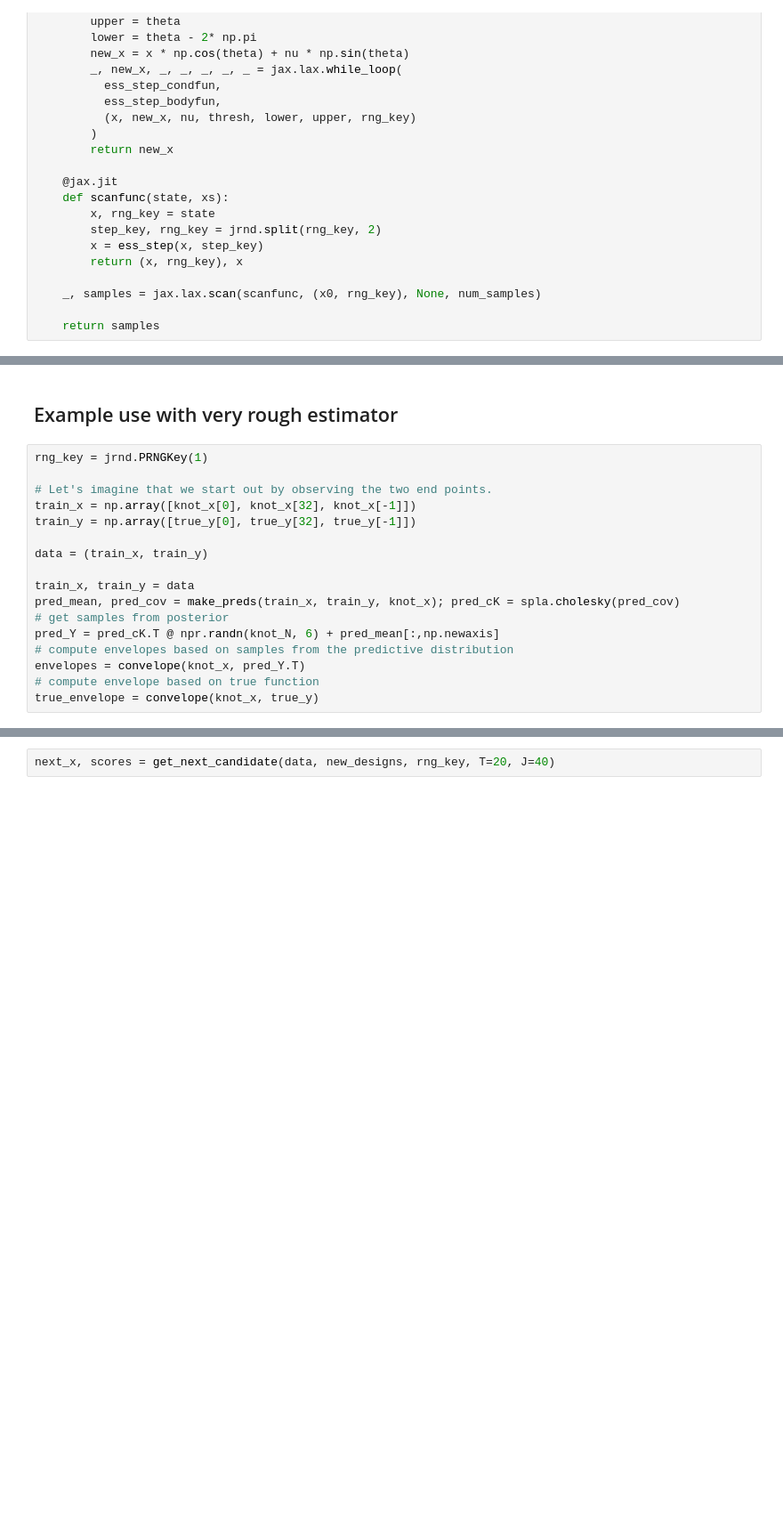
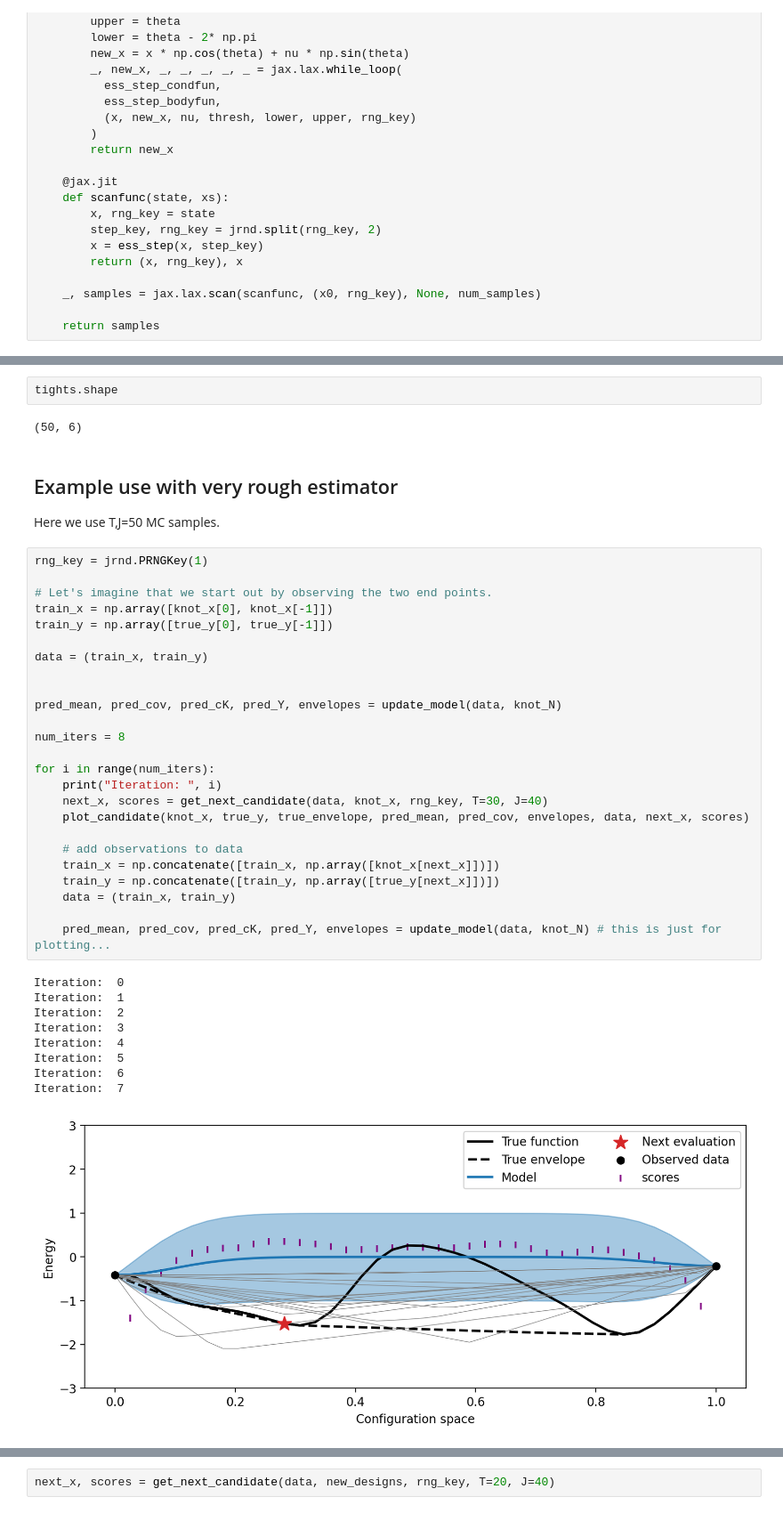
Before and after one commit to PrincetonLIPS/active-phase-mapping, a Jupyter notebook: notebooks/convex_envelopes_clean.ipynb, the cells around one changed output, grey strips where cells are left out. Shown at 89% size. Cells and saved outputs as stored; diff of their text form; blank space fills up the shorter version.

```diff
--- a/notebooks/convex_envelopes_clean.ipynb
+++ b/notebooks/convex_envelopes_clean.ipynb
@@ -249,19 +339,43 @@ def get_next_candidate(data, designs, rng_key, T=30, J=40):
+# %%
+tights.shape
+# %% [output]
+(50, 6)
 # %% [markdown]
 ## Example use with very rough estimator
+
+Here we use T,J=50 MC samples.
-# %%
-rng_key = jrnd.PRNGKey(1)
-
-# Let's imagine that we start out by observing the two end points.
-train_x = np.array([knot_x[0], knot_x[32], knot_x[-1]])
-train_y = np.array([true_y[0], true_y[32], true_y[-1]])
-
-data = (train_x, train_y)
-
-train_x, train_y = data
-pred_mean, pred_cov = make_preds(train_x, train_y, knot_x); pred_cK = spla.cholesky(pred_cov)
-# get samples from posterior
-pred_Y = pred_cK.T @ npr.randn(knot_N, 6) + pred_mean[:,np.newaxis]
-# compute envelopes based on samples from the predictive distribution
-envelopes = convelope(knot_x, pred_Y.T)
-# compute envelope based on true function
-true_envelope = convelope(knot_x, true_y)
+# %%
+rng_key = jrnd.PRNGKey(1)
+
+# Let's imagine that we start out by observing the two end points.
+train_x = np.array([knot_x[0], knot_x[-1]])
+train_y = np.array([true_y[0], true_y[-1]])
+
+data = (train_x, train_y)
+
+
+pred_mean, pred_cov, pred_cK, pred_Y, envelopes = update_model(data, knot_N)
+
+num_iters = 8
+
+for i in range(num_iters):
+    print("Iteration: ", i)
+    next_x, scores = get_next_candidate(data, knot_x, rng_key, T=30, J=40)
+    plot_candidate(knot_x, true_y, true_envelope, pred_mean, pred_cov, envelopes, data, next_x, scores)
+
+    # add observations to data
+    train_x = np.concatenate([train_x, np.array([knot_x[next_x]])])
+    train_y = np.concatenate([train_y, np.array([true_y[next_x]])])
+    data = (train_x, train_y)
+
+    pred_mean, pred_cov, pred_cK, pred_Y, envelopes = update_model(data, knot_N) # this is just for plotting...
+# %% [output]
+Iteration:  0
+Iteration:  1
+Iteration:  2
+Iteration:  3
+Iteration:  4
+Iteration:  5
+Iteration:  6
+Iteration:  7
+[figure, added]
```
Also changed, not shown: parts of 20 cells of this notebook, 1 other file.
